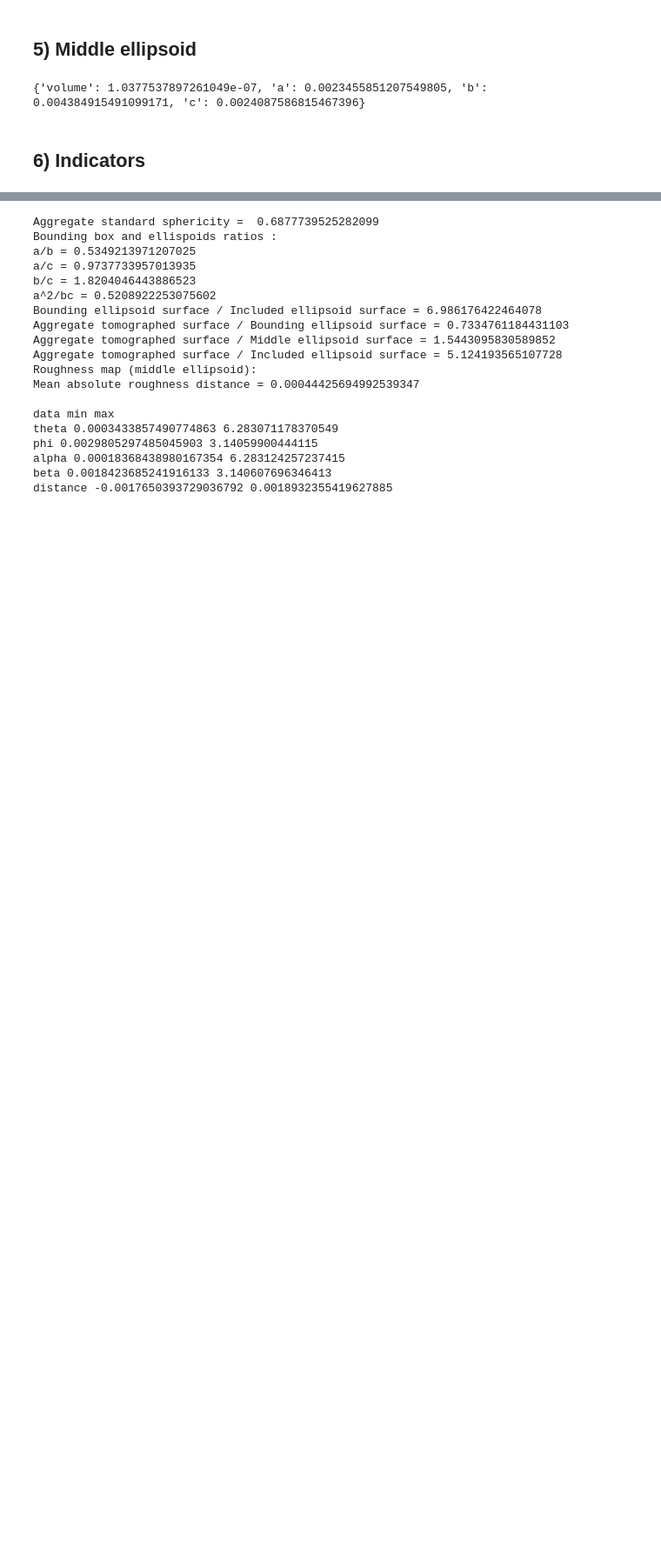
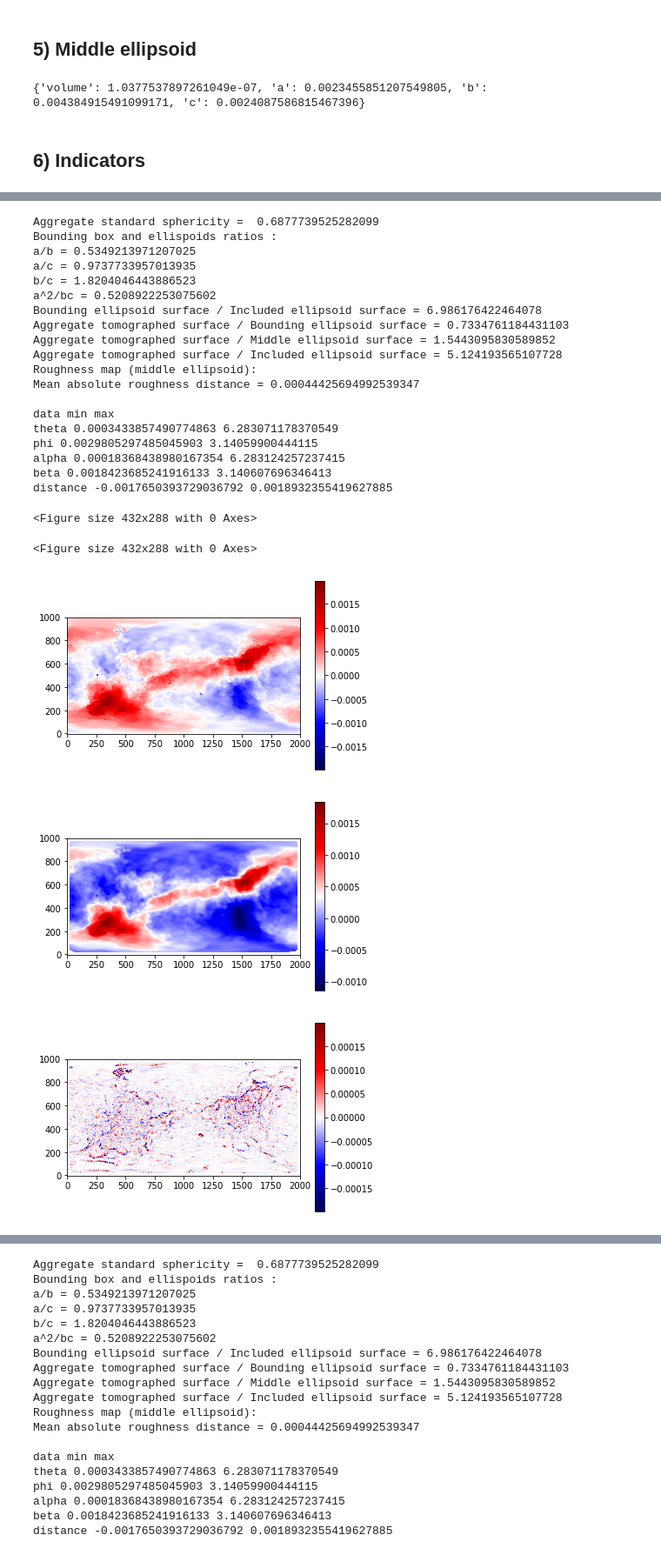
Before and after one commit to D-FS/Cuttings, a Jupyter notebook: MO1_Agg3.ipynb, the cells around one changed output, grey strips where cells are left out. Shown at 87% size. Drawn from its saved outputs; the diff is of its cells as text; code cells hidden in the pictures; blank space fills up the shorter version.

```diff
--- a/MO1_Agg3.ipynb
+++ b/MO1_Agg3.ipynb
@@ -114,0 +207,28 @@ tomo_volume = 1.2410058e-007
+# %%
+ic.indicators(aggregate_coord, bounding_ellipsoid, middle_ellipsoid, included_ellipsoid,
+              tomo_surface, tomo_volume, scale_maxvalue=0.002, sigma=5)
+# %% [output]
+Aggregate standard sphericity =  0.6877739525282099
+Bounding box and ellispoids ratios :
+a/b = 0.5349213971207025
+a/c = 0.9737733957013935
+b/c = 1.8204046443886523
+a^2/bc = 0.5208922253075602
+Bounding ellipsoid surface / Included ellipsoid surface = 6.986176422464078
+Aggregate tomographed surface / Bounding ellipsoid surface = 0.7334761184431103
+Aggregate tomographed surface / Middle ellipsoid surface = 1.5443095830589852
+Aggregate tomographed surface / Included ellipsoid surface = 5.124193565107728
+Roughness map (middle ellipsoid):
+Mean absolute roughness distance = 0.00044425694992539347
+
+data min max
+theta 0.0003433857490774863 6.283071178370549
+phi 0.0029805297485045903 3.14059900444115
+alpha 0.00018368438980167354 6.283124257237415
+beta 0.0018423685241916133 3.140607696346413
+distance -0.0017650393729036792 0.0018932355419627885
+<Figure size 432x288 with 0 Axes>
+<Figure size 432x288 with 0 Axes>
+[figure, added]
+[figure, added]
+[figure, added]
```
Also changed, not shown: parts of 7 cells of this notebook, 10 other files.
